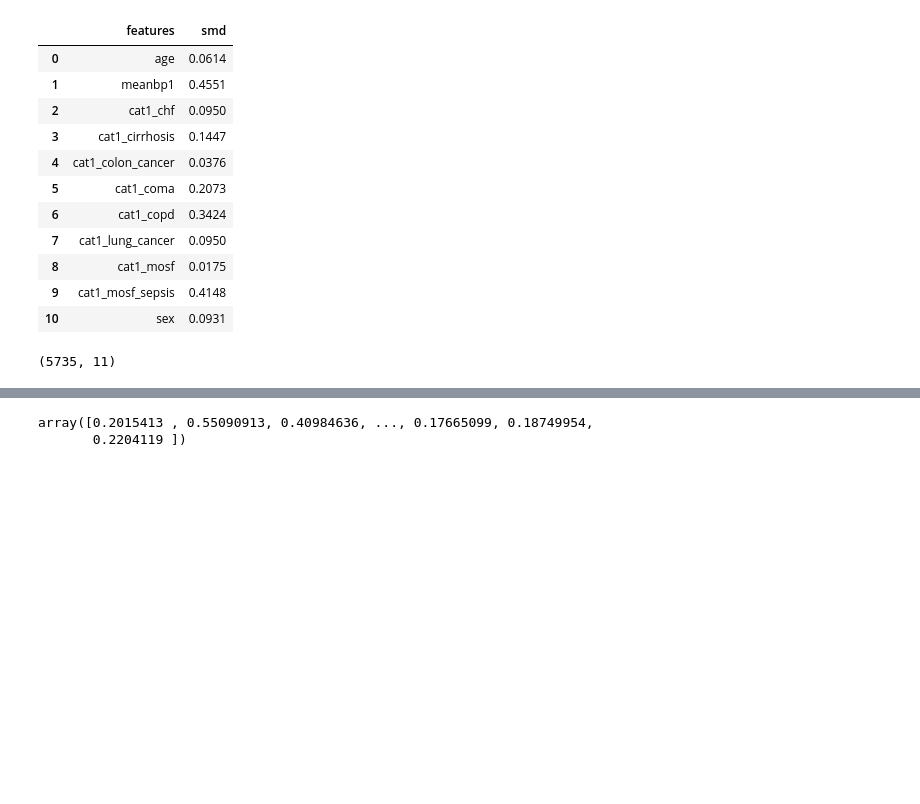
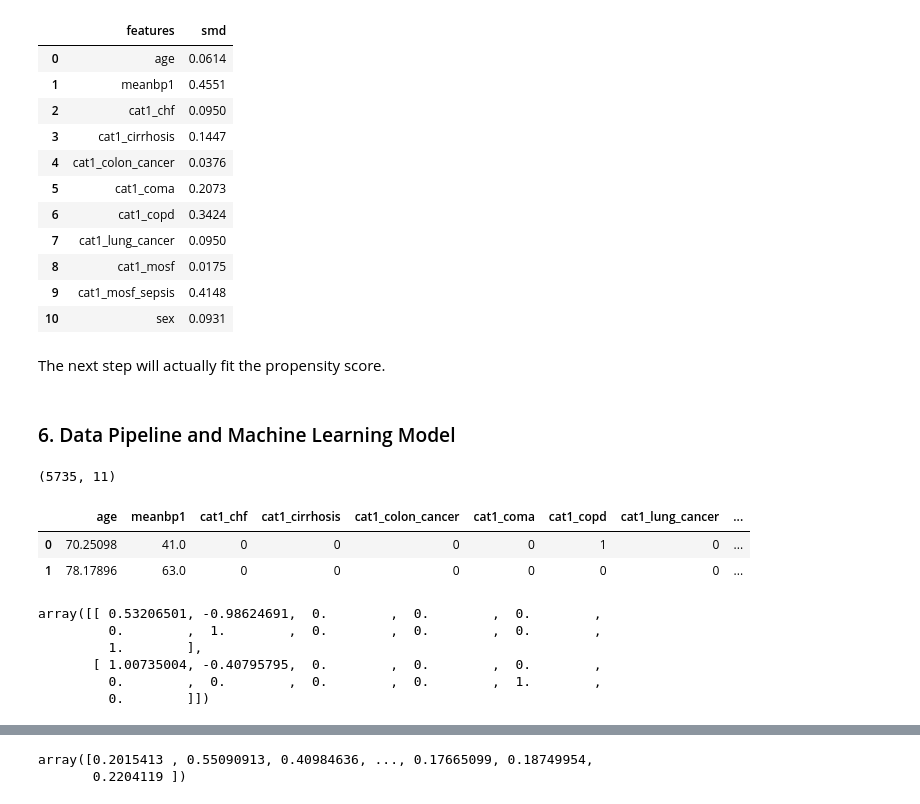
Before and after one commit to vwang0/causal_inference, a Jupyter notebook: propensity_score_matching/observational study_propensity score match.ipynb, the cells around one changed output, grey strips where cells are left out. Drawn from its saved outputs; the diff is of its cells as text; code cells hidden in the pictures; blank space fills up the shorter version.

```diff
--- a/propensity_score_matching/observational study_propensity score match.ipynb
+++ b/propensity_score_matching/observational study_propensity score match.ipynb
@@ -215,4 +448,8 @@ table_one_smd
 | 8 | cat1_mosf | 0.0175 |
 | 9 | cat1_mosf_sepsis | 0.4148 |
 | 10 | sex | 0.0931 |
+# %% [markdown]
+The next step will actually fit the propensity score.
+# %% [markdown]
+### 6. Data Pipeline and Machine Learning Model
 # %%
@@ -233,4 +471,20 @@ data = column_transformer.fit_transform(df_cleaned)
 data.shape
 # %% [output]
 (5735, 11)
+# %%
+df_cleaned.head(2)
+# %% [output]
+|  | age | meanbp1 | cat1_chf | cat1_cirrhosis | cat1_colon_cancer | cat1_coma | cat1_copd | cat1_lung_cancer | ... |
+| 0 | 70.25098 | 41.0 | 0 | 0 | 0 | 0 | 1 | 0 | ... |
+| 1 | 78.17896 | 63.0 | 0 | 0 | 0 | 0 | 0 | 0 | ... |
+# %%
+# the output of tranformer: data is numpy array
+data[:2]
+# %% [output]
+array([[ 0.53206501, -0.98624691,  0.        ,  0.        ,  0.        ,
+         0.        ,  1.        ,  0.        ,  0.        ,  0.        ,
+         1.        ],
+       [ 1.00735004, -0.40795795,  0.        ,  0.        ,  0.        ,
+         0.        ,  0.        ,  0.        ,  0.        ,  1.        ,
+         0.        ]])
 # %%
```
Also changed, not shown: parts of 71 cells of this notebook, 3 other files.
